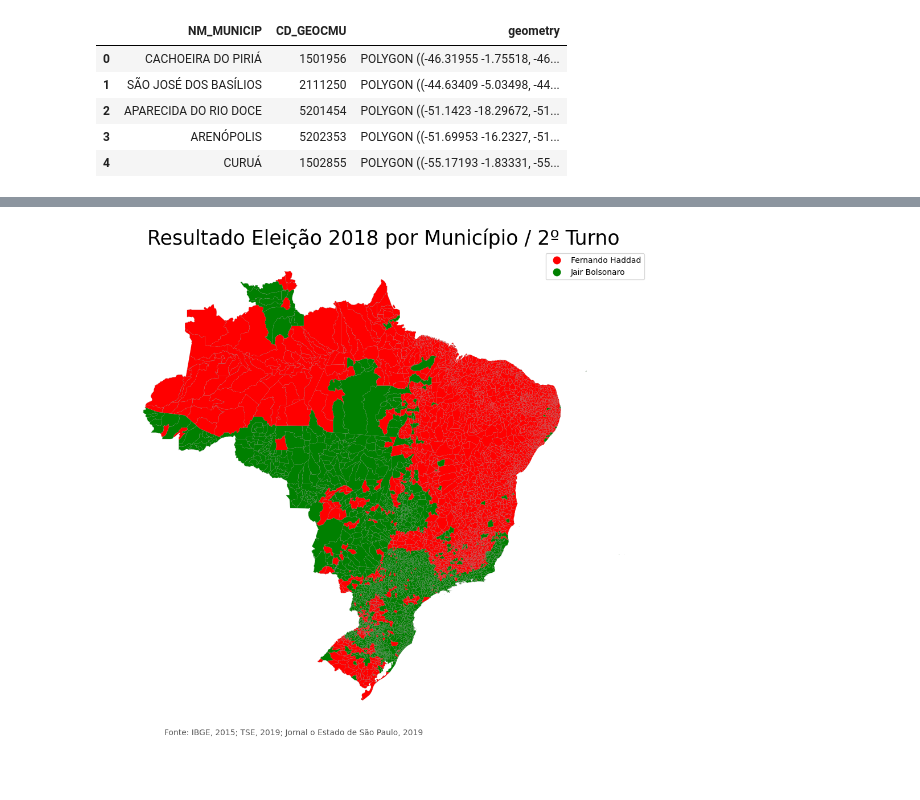
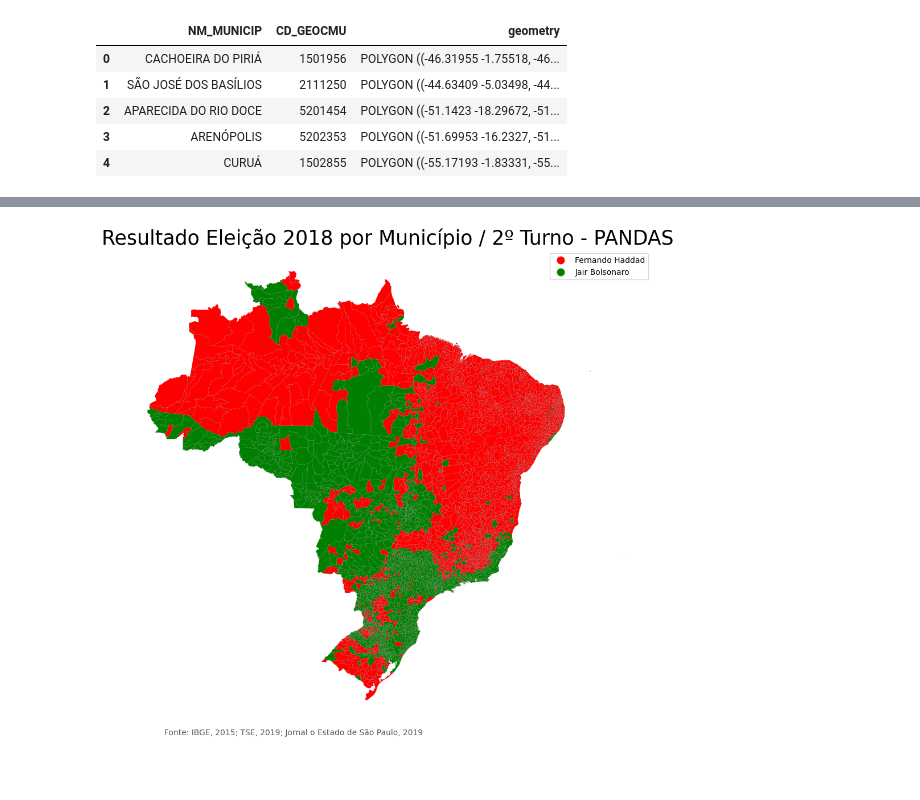
Before and after one commit to MarceloVasselai/mapa_eleicoes_2018_v2, a Jupyter notebook: mapa_eleicoes_2018_2turno.ipynb, the cells around one changed output, grey strips where cells are left out. Drawn from its saved outputs; the diff is of its cells as text; code cells hidden in the pictures.

```diff
--- a/mapa_eleicoes_2018_2turno.ipynb
+++ b/mapa_eleicoes_2018_2turno.ipynb
@@ -57,7 +57,5 @@ plt.show()
 [figure]
 # %%
 # Vamos carregar o arquivo com o resultado da eleição no Brasil dividido por municipio/zona
-df_votacao = pd.read_csv(r'D:\Usuários\Downloads\votacao_candidato_munzona_2018_BRASIL.csv',
+df_votacao = pd.read_csv(r'D:\\Usuários\\Downloads\\votacao_candidato_munzona_2018_BRASIL.csv',
                         sep=';', encoding='latin1')
-
-df_votacao.head()
@@ -556,32 +532,32 @@ memory usage: 696.2+ KB
 # Vamos desenhar o mapa
 
 # Criar a referência para o código de cor (False/0 = red, True/1 = green)
 from matplotlib.colors import ListedColormap
 
 cmap = ListedColormap(['red', 'green'])
 
 # Desenhando o mapa
 fig, ax = plt.subplots(1, figsize=(12, 12))
 
 ax = df_mapa_novo.plot(column='RESULTADO', cmap=cmap, legend=True, linewidth=0.1, ax=ax,
                       edgecolor='grey')
 
 # Escondendo o eixos
 ax.set_axis_off()
 
 # Colocando um título
-ax.set_title('Resultado Eleição 2018 por Município / 2º Turno', fontdict={'fontsize': '25', 'fontweight': '3'})
+ax.set_title('Resultado Eleição 2018 por Município / 2º Turno - PANDAS', fontdict={'fontsize': '25', 'fontweight': '3'})
 
 # Criando uma nota do rodapé
 ax.annotate('Fonte: IBGE, 2015; TSE, 2019; Jornal o Estado de São Paulo, 2019',
     xy=(0.1, 0.08), xycoords='figure fraction', horizontalalignment='left',
     verticalalignment='top', fontsize=10, color='#555555')
 
 # Alterando a legenda
 leg = ax.get_legend()
 leg.get_texts()[0].set_text('Fernando Haddad')
 leg.get_texts()[1].set_text('Jair Bolsonaro')
 
 plt.show()
 # %% [output]
-[figure, old version]
+[figure, new version]
```
Also changed, not shown: parts of 9 cells of this notebook, 3 other files.
